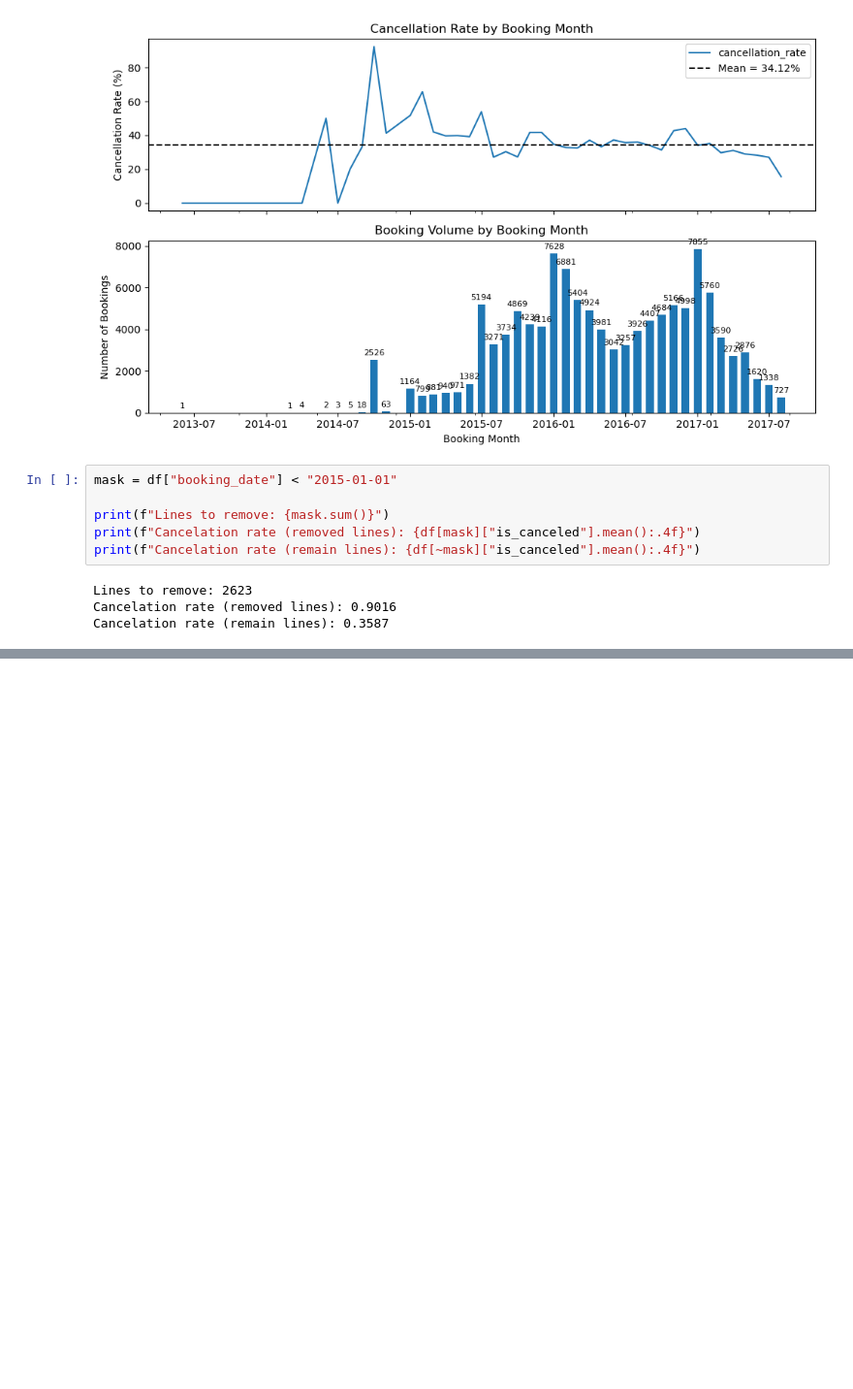
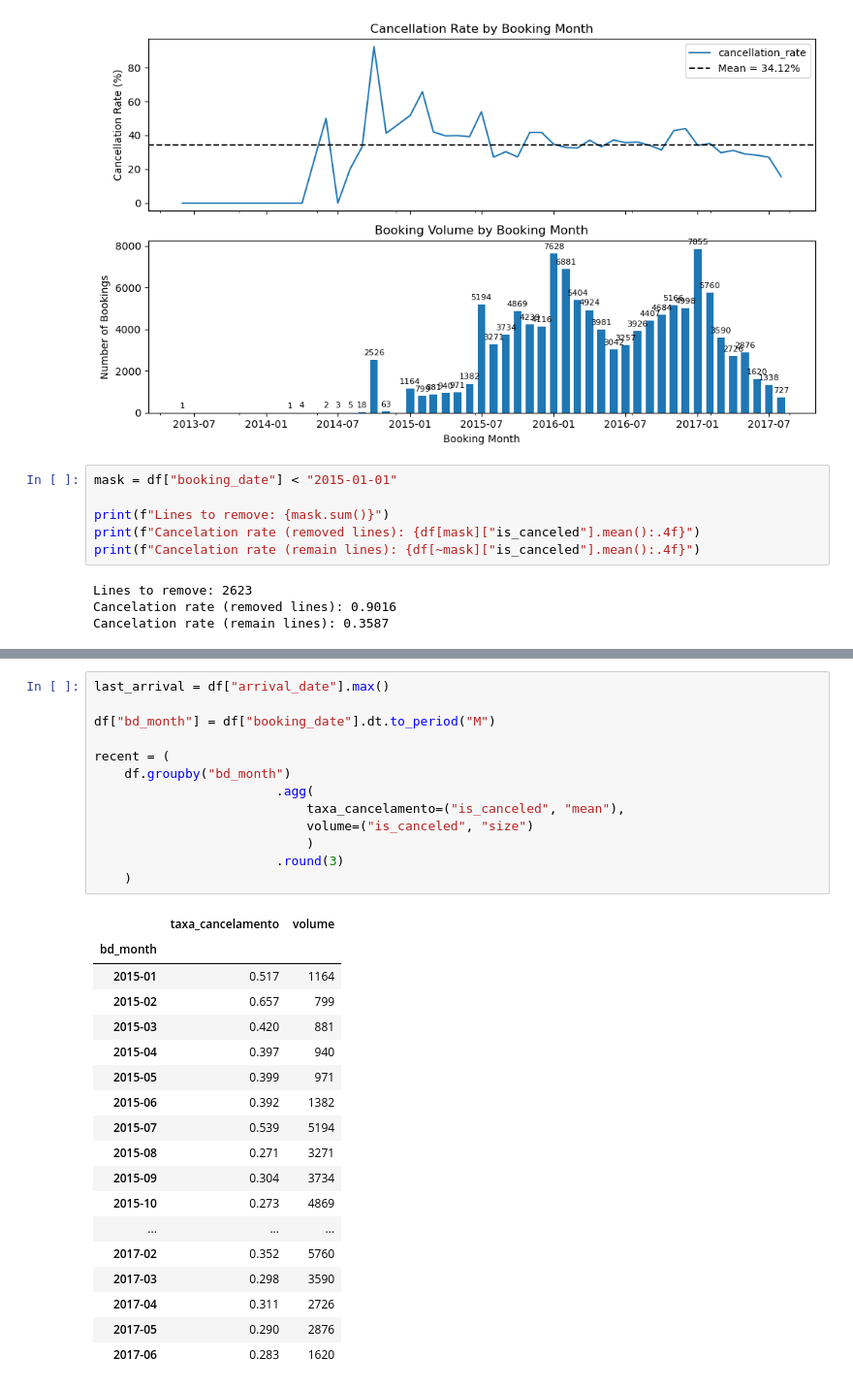
Before and after one commit to bruno-lima98/portfolio-hotel-cancellation-prediction, a Jupyter notebook: main.ipynb, the cells around one changed output, grey strips where cells are left out. Shown at 97% size. Drawn from its saved outputs; the diff is of its cells as text; blank space fills up the shorter version.

```diff
--- a/main.ipynb
+++ b/main.ipynb
@@ -430,0 +509,32 @@ Cancelation rate (remain lines): 0.3587
+# %%
+last_arrival = df["arrival_date"].max()
+
+df["bd_month"] = df["booking_date"].dt.to_period("M")
+
+recent = (
+    df.groupby("bd_month")
+                        .agg(
+                            taxa_cancelamento=("is_canceled", "mean"),
+                            volume=("is_canceled", "size")
+                            )
+                        .round(3)
+    )
+# %% [output]
+|  | taxa_cancelamento | volume |
+| bd_month |  |  |
+| 2015-01 | 0.517 | 1164 |
+| 2015-02 | 0.657 | 799 |
+| 2015-03 | 0.420 | 881 |
+| 2015-04 | 0.397 | 940 |
+| 2015-05 | 0.399 | 971 |
+| 2015-06 | 0.392 | 1382 |
+| 2015-07 | 0.539 | 5194 |
+| 2015-08 | 0.271 | 3271 |
+| 2015-09 | 0.304 | 3734 |
+| 2015-10 | 0.273 | 4869 |
+| ... | ... | ... |
+| 2017-02 | 0.352 | 5760 |
+| 2017-03 | 0.298 | 3590 |
+| 2017-04 | 0.311 | 2726 |
+| 2017-05 | 0.290 | 2876 |
+| 2017-06 | 0.283 | 1620 |
```
Also changed, not shown: parts of 7 cells of this notebook, 4 other files.
